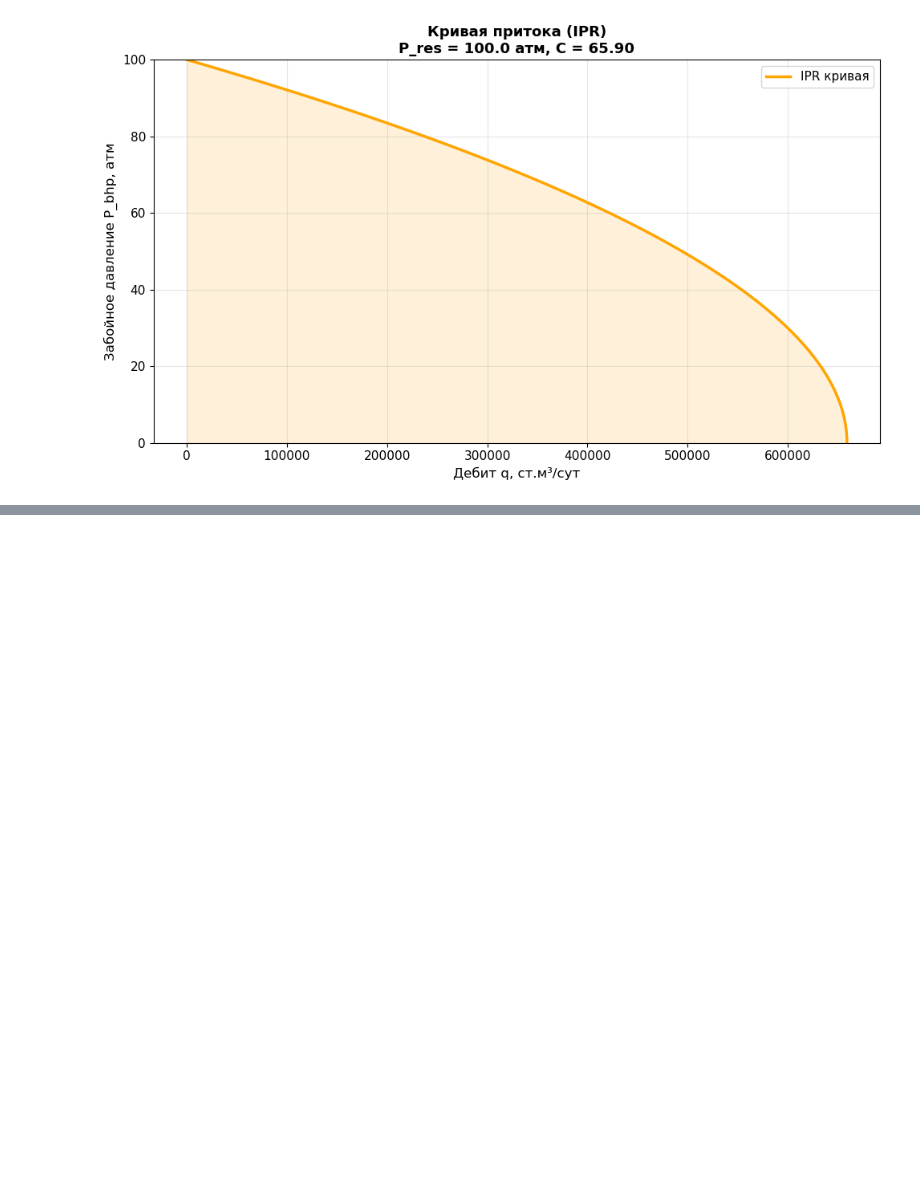
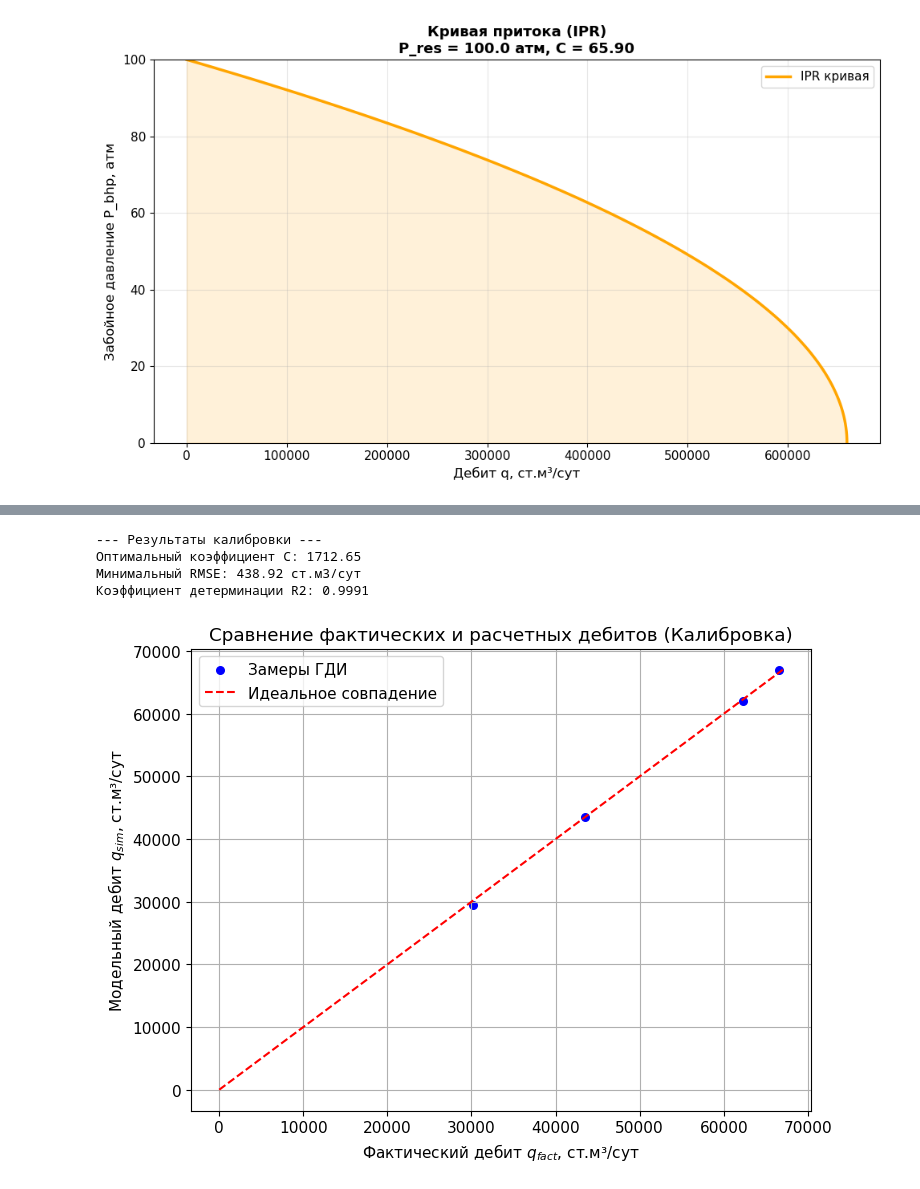
Before and after one commit to Egor-Kashirin/Simulator, a Jupyter notebook: курсовая.ipynb, the cells around one changed output, grey strips where cells are left out. Cells and saved outputs as stored; diff of their text form; code cells hidden in the pictures; blank space fills up the shorter version.

```diff
--- a/курсовая.ipynb
+++ b/курсовая.ipynb
@@ -186,0 +417,50 @@ plt.show()
+# %%
+import numpy as np
+import pandas as pd
+import matplotlib.pyplot as plt
+from scipy.optimize import minimize
+
+df_adapt = pd.read_csv('adapt_gdi_11-2025.csv', sep=',')
+
+q_fact = df_adapt['q'].values
+p_res_fact = df_adapt['p_res'].values
+p_bhp_fact = df_adapt['p_bhp'].values
+
+def rmse_objective(c_param):
+    q_sim = c_param * (p_res_fact**2 - p_bhp_fact**2)
+    mse = np.mean((q_sim - q_fact)**2)
+    return np.sqrt(mse)
+
+res_opt = minimize(rmse_objective, x0=[1000.0], method='Nelder-Mead')
+c_opt = res_opt.x[0]
+
+q_final_sim = c_opt * (p_res_fact**2 - p_bhp_fact**2)
+rmse_final = res_opt.fun
+
+ss_res = np.sum((q_fact - q_final_sim)**2)
+ss_tot = np.sum((q_fact - np.mean(q_fact))**2)
+r2_score = 1 - (ss_res / ss_tot)
+
+print(f"--- Результаты калибровки ---")
+print(f"Оптимальный коэффициент C: {c_opt:.2f}")
+print(f"Минимальный RMSE: {rmse_final:.2f} ст.м3/сут")
+print(f"Коэффициент детерминации R2: {r2_score:.4f}")
+
+plt.figure(figsize=(8, 6))
+plt.scatter(q_fact, q_final_sim, color='blue', label='Замеры ГДИ', s=30)
+
+max_q = max(q_fact.max(), q_final_sim.max())
+plt.plot([0, max_q], [0, max_q], '--', color='red', label='Идеальное совпадение')
+
+plt.title('Сравнение фактических и расчетных дебитов (Калибровка)')
+plt.xlabel('Фактический дебит $q_{fact}$, ст.м³/сут')
+plt.ylabel('Модельный дебит $q_{sim}$, ст.м³/сут')
+plt.legend()
+plt.grid(True)
+plt.show()
+# %% [output]
+--- Результаты калибровки ---
+Оптимальный коэффициент C: 1712.65
+Минимальный RMSE: 438.92 ст.м3/сут
+Коэффициент детерминации R2: 0.9991
+[figure, added]
```
Also changed, not shown: parts of 6 cells of this notebook, 1 other file.
